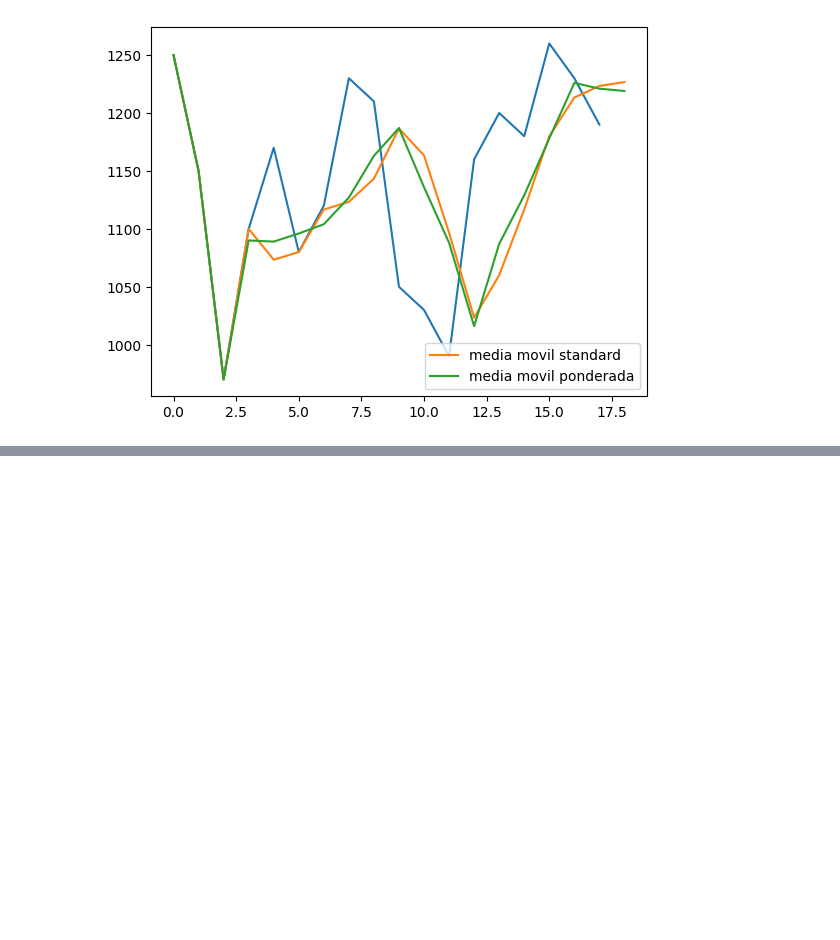
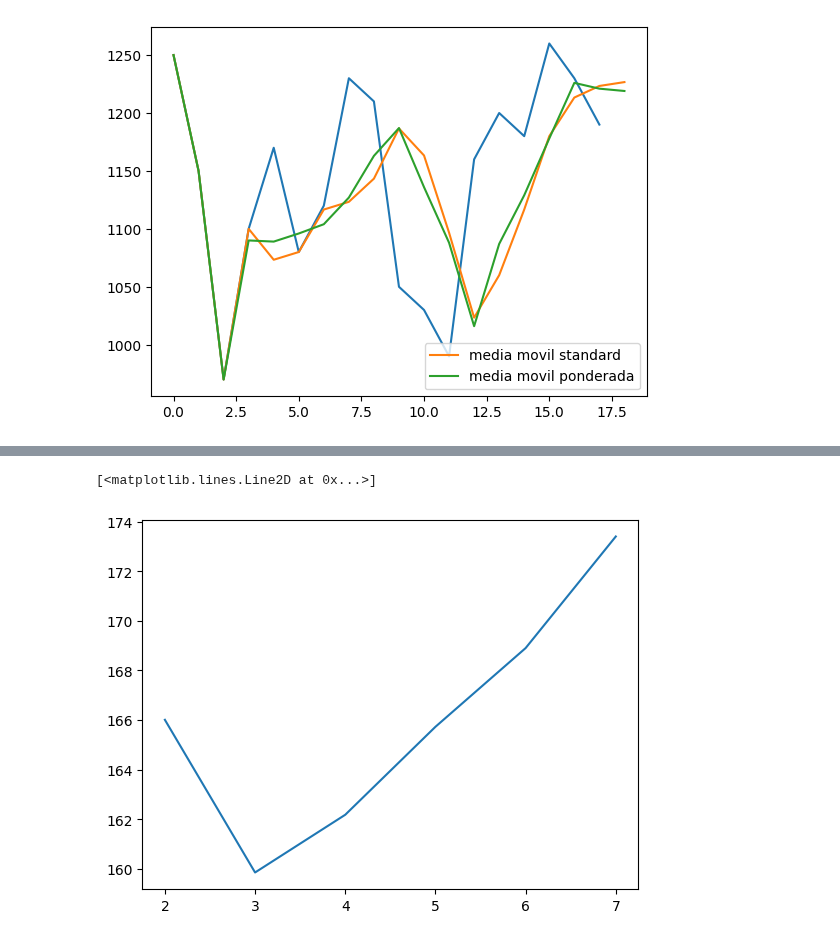
Before and after one commit to asegura4488/MetodosComputacionalesI2025, a Jupyter notebook: Semana11/MediaMovil.ipynb, the cells around one changed output, grey strips where cells are left out. Drawn from its saved outputs; the diff is of its cells as text; code cells hidden in the pictures; blank space fills up the shorter version.

```diff
--- a/Semana11/MediaMovil.ipynb
+++ b/Semana11/MediaMovil.ipynb
@@ -175 +184,3 @@ result
+# %%
+AIC = result.fun
 # %%
@@ -191,0 +205,24 @@ plt.legend()
+# %%
+def OptimizarModelo():
+
+  AIC = []
+  kday = []
+  wopt = []
+
+  for n in range(2,8):
+
+    w0 = np.ones(n)
+    w0 = w0/n
+
+    constraints = ( {'type':'eq', 'fun': restriccion} )
+    bounds = [(0,1) for _ in range(n)]
+    result = sp.minimize(Cost,w0,bounds=bounds,constraints=constraints)
+    print( 'optimal:', result.x)
+
+    AIC.append(result.fun)
+    kday.append(n)
+    wopt.append(result.x)
+
+  return kday,AIC,wopt
+# %%
+kday,AIC,wopt = OptimizarModelo()
@@ -191,0 +239,5 @@ plt.legend()
+# %%
+plt.plot(kday,AIC)
+# %% [output]
+[<matplotlib.lines.Line2D at 0x...>]
+[figure, added]
```
Also changed, not shown: parts of 13 cells of this notebook.
